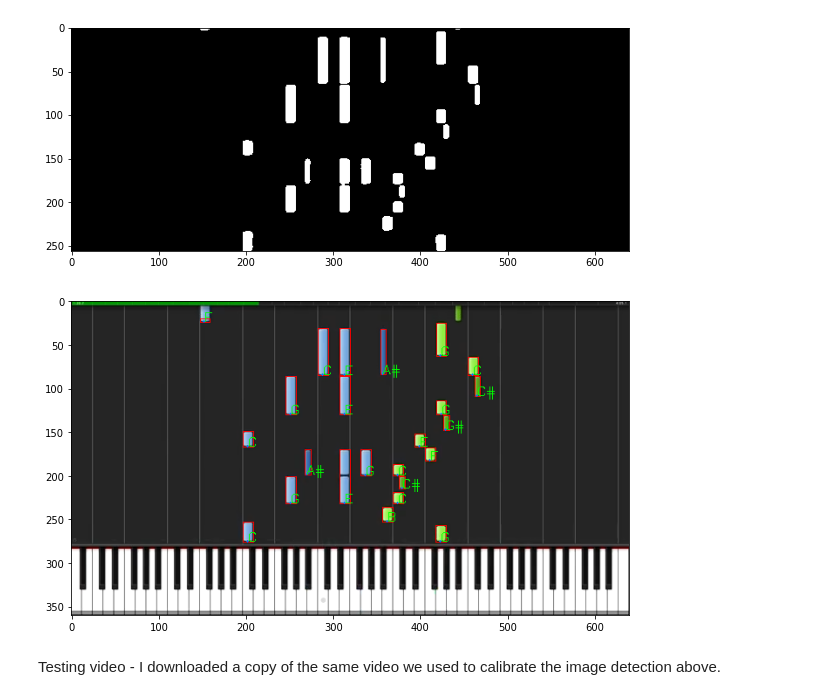
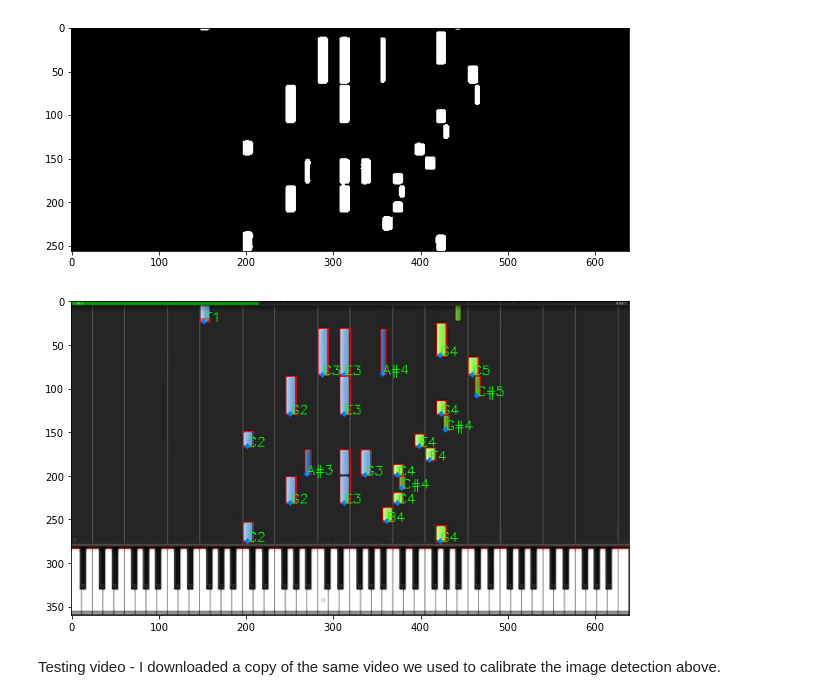
Before and after one commit to cooldecola/piano2sheet, a Jupyter notebook: src/piano2sheet.ipynb, the cells around one changed output. Cells and saved outputs as stored; diff of their text form; code cells hidden in the pictures.

Commit message:
true note identification
- instead of labelling A, A#, B, B# etc. .. it now also labels what octave it's in (A1, B1, A#2, G#3 etc)

```diff
--- a/src/piano2sheet.ipynb
+++ b/src/piano2sheet.ipynb
@@ -260,7 +264,7 @@ For example, if centroids returns 39 possible connected components, final_label
 # %%
 #TESTING LIST
 if len(final_labels_bl) == 36:
-    first_note = "A#"
+    first_note = "A#0"
     black_key_list = []
     for i in range(len(final_labels_bl)):
         x = centroids[final_labels_bl[i]][0]
@@ -393,7 +397,7 @@ I count 52 white keys.
 # %%
 #TESTING LIST
 if len(final_labels_w) == 52:
-    first_note = "A"
+    first_note = "A0"
     white_key_list = []
     for i in range(len(final_labels_w)):
         x = centroids[final_labels_w[i]][0]
@@ -542,35 +564,35 @@ font = cv2.FONT_HERSHEY_SIMPLEX
 for i in range(1, num_labels):
     x = stats[i, cv2.CC_STAT_LEFT]
     y = stats[i, cv2.CC_STAT_TOP] + 20 # We cropped out the first 20 pixels
     w = stats[i, cv2.CC_STAT_WIDTH]
     h = stats[i, cv2.CC_STAT_HEIGHT]
     area = stats[i, cv2.CC_STAT_AREA]
     (cX, cY) = centroids[i]
     cY = cY + 20 # We cropped out the first 20 pixels
     if (20 < area < np.inf): #filtering out relavent detections (the ones big enough to be black keys)
         final_labels.append(i)
         cv2.rectangle(output, (x,y), (x+w, y+h), (255,0,0),1)
         dist_to_edge = h/2 #getting the distance from centroid to bottom edge for better detection later on
-        cv2.circle(output, (int(cX), int(cY+dist_to_edge)), 1, (0,122,255), -1)
+        cv2.circle(output, (int(cX), int(cY+dist_to_edge)), 1, (0,122,255), 3)
         componentMask = (labels == i).astype("uint8") * 255
 
         note = Note(cX, cY+dist_to_edge) #creating note object and adding to list
         note_list.append(note)
 
         note_played = key_pressed(full_key_list, note.centroid_x)
         cv2.putText(output, note_played, (int(note.centroid_x), int(note.y_dot)), font, 0.5, (0,255,0), 1)
 
 #         display_img("Output", output)
 #         display_img("Connected Component", componentMask)
 #         cv2.waitKey(0)
 
 # print(final_labels)
 # cv2.destroyAllWindows()
 plt.figure(figsize=(10,10))
 plt.imshow(output)
 plt.show()
 # %% [output]
-[figure, old version]
+[figure, new version]
 # %% [markdown]
 Testing video - I downloaded a copy of the same video we used to calibrate the image detection above.
 # %%
```
Also changed, not shown: parts of 4 cells of this notebook.
